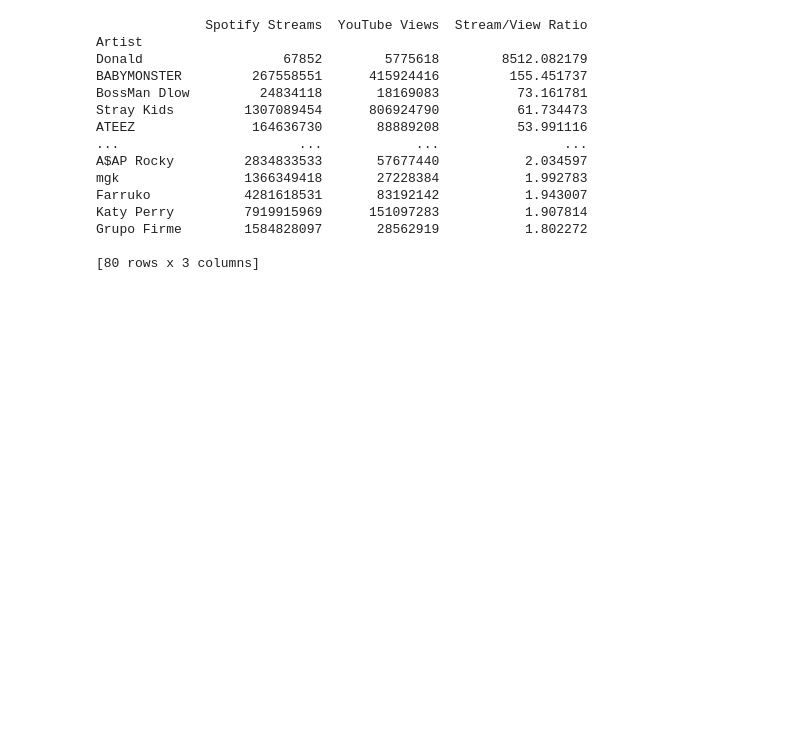
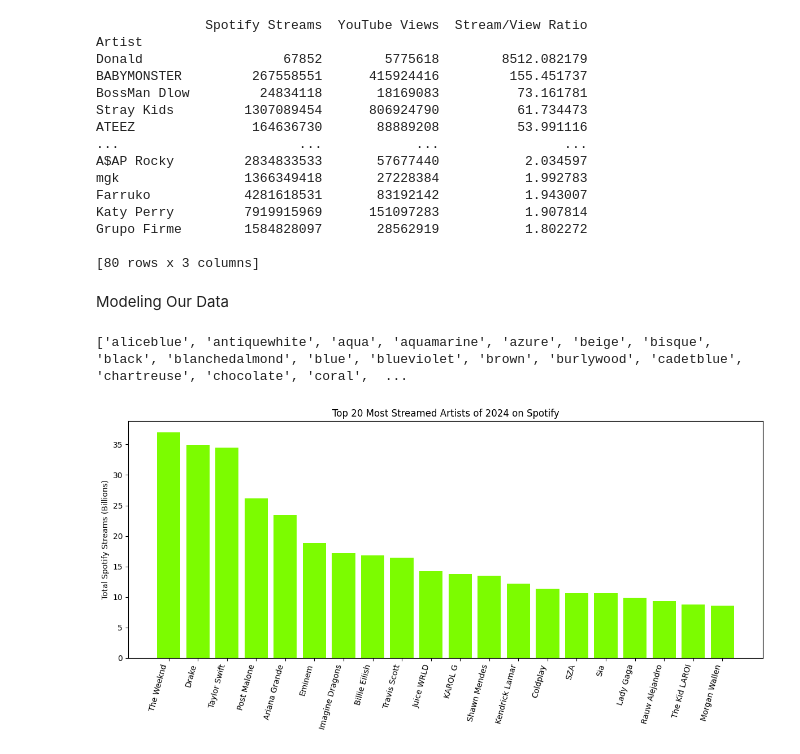
Before and after one commit to hunterrings/code-you-capstone, a Jupyter notebook: capstone-notebook.ipynb, the cells around one changed output. Drawn from its saved outputs; the diff is of its cells as text; code cells hidden in the pictures; blank space fills up the shorter version.

Commit message:
Created visual models of data

```diff
--- a/capstone-notebook.ipynb
+++ b/capstone-notebook.ipynb
@@ -624,3 +451,82 @@ Katy Perry         7919915969      151097283           1.907814
 Grupo Firme        1584828097       28562919           1.802272
 
 [80 rows x 3 columns]
+# %% [markdown]
+Modeling Our Data
+# %%
+import matplotlib
+
+colors = [c for c in matplotlib.colors.cnames if c != 'mediumseagreen']
+print(colors)
+# %% [output]
+['aliceblue', 'antiquewhite', 'aqua', 'aquamarine', 'azure', 'beige', 'bisque', 'black', 'blanchedalmond', 'blue', 'blueviolet', 'brown', 'burlywood', 'cadetblue', 'chartreuse', 'chocolate', 'coral',  ...
+# %%
+import pandas as pd
+import numpy as np
+import matplotlib.pyplot as plt
+import glob
+import os
+
+joined_files = os.path.join("./youtube-trending-videos-updated-daily/music", "music_2024*.csv")
+joined_list = glob.glob(joined_files)
+ydf = pd.concat(map(lambda f: pd.read_csv(f, encoding='Mac_Roman'), joined_list), ignore_index=True)
+
+ydf_dropped = ydf.drop(columns=[
+    'description', 'publishedText', 'videoUrl', 'channelId', 'channelUrl',
+    'thumbnails', 'viewsText', 'durationText','verified', 'creatorOnRise', 'isShort'])
+ydf_dropped['publishedDate'] = pd.to_datetime(ydf_dropped['publishedDate'])
+ydf_clean = ydf_dropped.rename(columns={'title':'Title', 'publishedDate':'Release Date', 'channelName':'Channel Name',
+                                        'videoId':'Video ID', 'views':'YouTube Views', 'duration':'Duration'}).copy()
+ydf_merged = ydf_clean.groupby('Video ID').agg({'Title':'first',
+                                                'Release Date':'first',
+                                                'Channel Name':'first',
+                                                'YouTube Views':'max'}).reset_index()
+
+sdf = pd.read_csv('./most-streamed-spotify-songs-2024/spotify-2024.csv', encoding = 'latin1')
+sdf_dropped = sdf.drop(columns=[
+    'ISRC', 'All Time Rank', 'Track Score', 'Spotify Playlist Count','Spotify Playlist Reach',
+    'Spotify Popularity', 'TikTok Posts', 'TikTok Likes', 'TikTok Views', 'YouTube Playlist Reach',
+       'Apple Music Playlist Count', 'AirPlay Spins', 'SiriusXM Spins','Deezer Playlist Count',
+         'Deezer Playlist Reach', 'Amazon Playlist Count', 'Pandora Streams', 'Pandora Track Stations',
+       'Soundcloud Streams', 'Shazam Counts', 'TIDAL Popularity','Explicit Track'])
+sdf_clean = sdf_dropped.dropna(subset=['Artist', 'Spotify Streams']).copy()
+sdf_clean['Spotify Streams'] = sdf_clean['Spotify Streams'].str.replace(',', '').astype('Int64')
+sdf_clean['YouTube Views'] = sdf_clean['YouTube Views'].str.replace(',', '').astype('Int64')
+sdf_clean['YouTube Likes'] = sdf_clean['YouTube Likes'].str.replace(',', '').astype('Int64')
+sdf_clean['Release Date'] = pd.to_datetime(sdf_clean['Release Date'])
+for col in ['Spotify Streams', 'YouTube Views', 'YouTube Likes']:
+    mean_val = sdf_clean[col].mean()
+    sdf_clean[col] = sdf_clean[col].fillna(round(mean_val)).astype('Int64')
+
+sdf_clean = sdf_clean.drop(columns=['Track', 'Album Name', 'Release Date', 'YouTube Views', 'YouTube Likes'])
+sdf_merged_artists = sdf_clean.groupby('Artist').agg({
+    'Spotify Streams': 'sum'}).reset_index()
+
+def find_artist(title):
+    for artist in sdf_merged_artists['Artist'].unique():
+        if isinstance(title, str) and isinstance(artist, str) and title.startswith(artist):
+            return artist
+    return None
+
+ydf_merged['Artist'] = ''
+ydf_merged['Artist'] = ydf_merged['Title'].apply(find_artist)
+ydf_merged = ydf_merged.dropna(subset=['Artist'])
+ydf_merged = ydf_merged.drop(columns=['Title', 'Release Date', 'Video ID', 'Channel Name'])
+ydf_merged_artists = ydf_merged.groupby('Artist').agg({
+    'YouTube Views': 'sum'}).reset_index()
+
+joined_df = pd.merge(ydf_merged_artists, sdf_clean, on='Artist', how='inner')
+joined_df = joined_df.groupby('Artist').agg({
+    'Spotify Streams': 'sum',
+    'YouTube Views': 'sum',})
+
+spotify_top_artists = joined_df.sort_values(by='Spotify Streams', ascending=False).head(20)
+plt.figure(figsize=(12,6))
+plt.bar(spotify_top_artists.index, (spotify_top_artists['Spotify Streams'] / 1000000000), color='lawngreen')
+plt.xticks(rotation=75, ha='right')
+plt.ylabel('Total Spotify Streams (Billions)')
+plt.title('Top 20 Most Streamed Artists of 2024 on Spotify')
+plt.tight_layout()
+plt.show()
+# %% [output]
+[figure, added]
```
Also changed, not shown: parts of 18 cells of this notebook.
